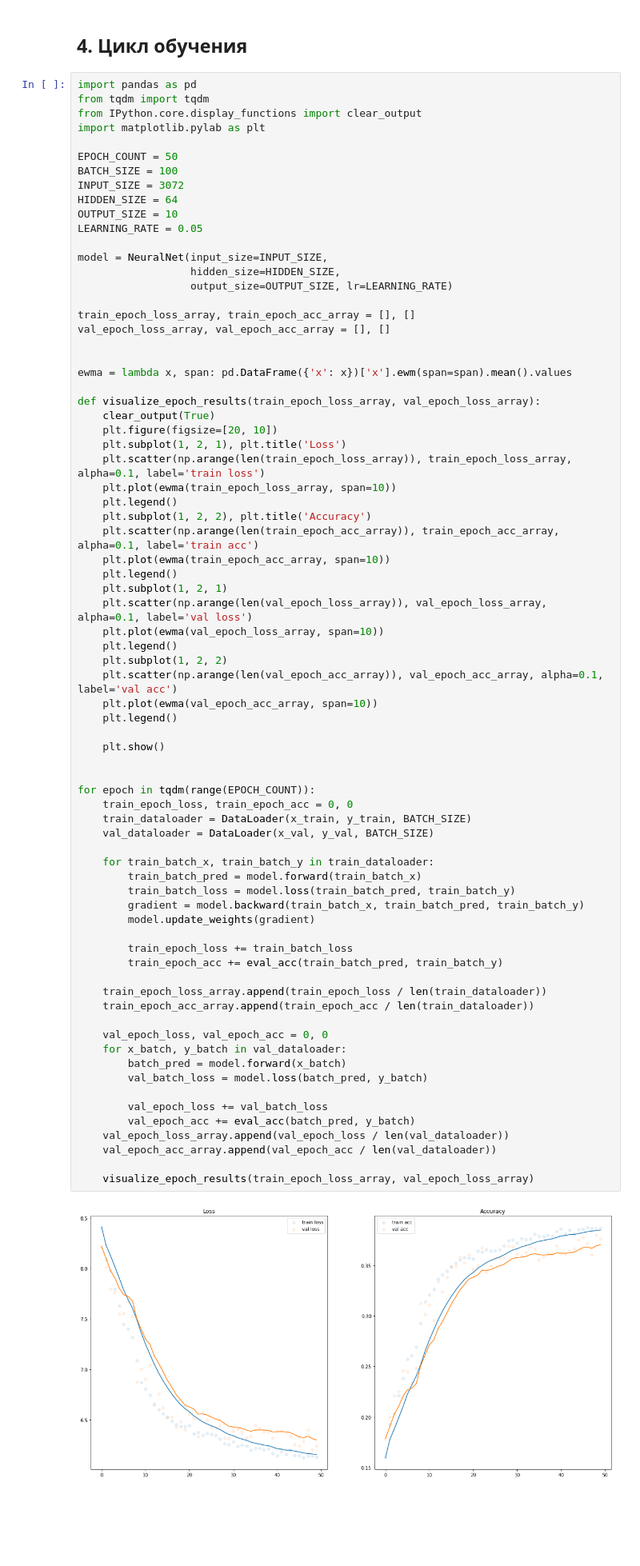
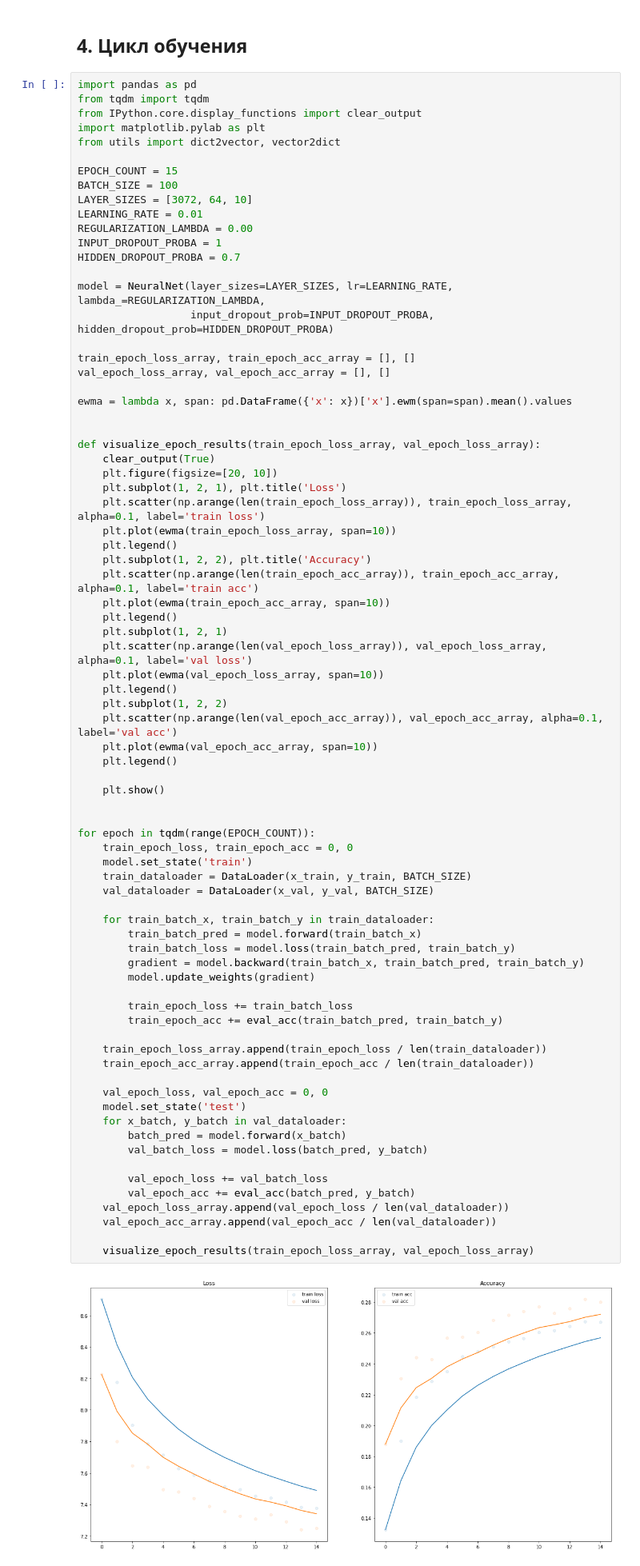
Before and after one commit to KirillPushkarev/deep-learning-homework1, a Jupyter notebook: neural_net.ipynb, the cells around one changed output. Shown: that part at 80% size. Cells and saved outputs as stored; diff of their text form; blank space fills up the shorter version.

Commit message:
Add ability to use any number of layers

```diff
--- a/neural_net.ipynb
+++ b/neural_net.ipynb
@@ -319,23 +385,24 @@ import pandas as pd
 from tqdm import tqdm
 from IPython.core.display_functions import clear_output
 import matplotlib.pylab as plt
+from utils import dict2vector, vector2dict
 
-EPOCH_COUNT = 50
+EPOCH_COUNT = 15
 BATCH_SIZE = 100
-INPUT_SIZE = 3072
-HIDDEN_SIZE = 64
-OUTPUT_SIZE = 10
-LEARNING_RATE = 0.05
+LAYER_SIZES = [3072, 64, 10]
+LEARNING_RATE = 0.01
+REGULARIZATION_LAMBDA = 0.00
+INPUT_DROPOUT_PROBA = 1
+HIDDEN_DROPOUT_PROBA = 0.7
 
-model = NeuralNet(input_size=INPUT_SIZE,
-                  hidden_size=HIDDEN_SIZE,
-                  output_size=OUTPUT_SIZE, lr=LEARNING_RATE)
+model = NeuralNet(layer_sizes=LAYER_SIZES, lr=LEARNING_RATE, lambda_=REGULARIZATION_LAMBDA,
+                  input_dropout_prob=INPUT_DROPOUT_PROBA, hidden_dropout_prob=HIDDEN_DROPOUT_PROBA)
 
 train_epoch_loss_array, train_epoch_acc_array = [], []
 val_epoch_loss_array, val_epoch_acc_array = [], []
 
+ewma = lambda x, span: pd.DataFrame({'x': x})['x'].ewm(span=span).mean().values
 
-ewma = lambda x, span: pd.DataFrame({'x': x})['x'].ewm(span=span).mean().values
 
 def visualize_epoch_results(train_epoch_loss_array, val_epoch_loss_array):
     clear_output(True)
@@ -362,34 +429,36 @@ def visualize_epoch_results(train_epoch_loss_array, val_epoch_loss_array):
 
 for epoch in tqdm(range(EPOCH_COUNT)):
     train_epoch_loss, train_epoch_acc = 0, 0
+    model.set_state('train')
     train_dataloader = DataLoader(x_train, y_train, BATCH_SIZE)
     val_dataloader = DataLoader(x_val, y_val, BATCH_SIZE)
 
     for train_batch_x, train_batch_y in train_dataloader:
         train_batch_pred = model.forward(train_batch_x)
         train_batch_loss = model.loss(train_batch_pred, train_batch_y)
         gradient = model.backward(train_batch_x, train_batch_pred, train_batch_y)
         model.update_weights(gradient)
 
         train_epoch_loss += train_batch_loss
         train_epoch_acc += eval_acc(train_batch_pred, train_batch_y)
 
     train_epoch_loss_array.append(train_epoch_loss / len(train_dataloader))
     train_epoch_acc_array.append(train_epoch_acc / len(train_dataloader))
 
     val_epoch_loss, val_epoch_acc = 0, 0
+    model.set_state('test')
     for x_batch, y_batch in val_dataloader:
         batch_pred = model.forward(x_batch)
         val_batch_loss = model.loss(batch_pred, y_batch)
 
         val_epoch_loss += val_batch_loss
         val_epoch_acc += eval_acc(batch_pred, y_batch)
     val_epoch_loss_array.append(val_epoch_loss / len(val_dataloader))
     val_epoch_acc_array.append(val_epoch_acc / len(val_dataloader))
 
     visualize_epoch_results(train_epoch_loss_array, val_epoch_loss_array)
 # %% [output]
-[figure, old version]
+[figure, new version]
 # %% [markdown]
 ## 5. Валидация
 # %%
```
Also changed, not shown: parts of 13 cells of this notebook, 11 other files.
